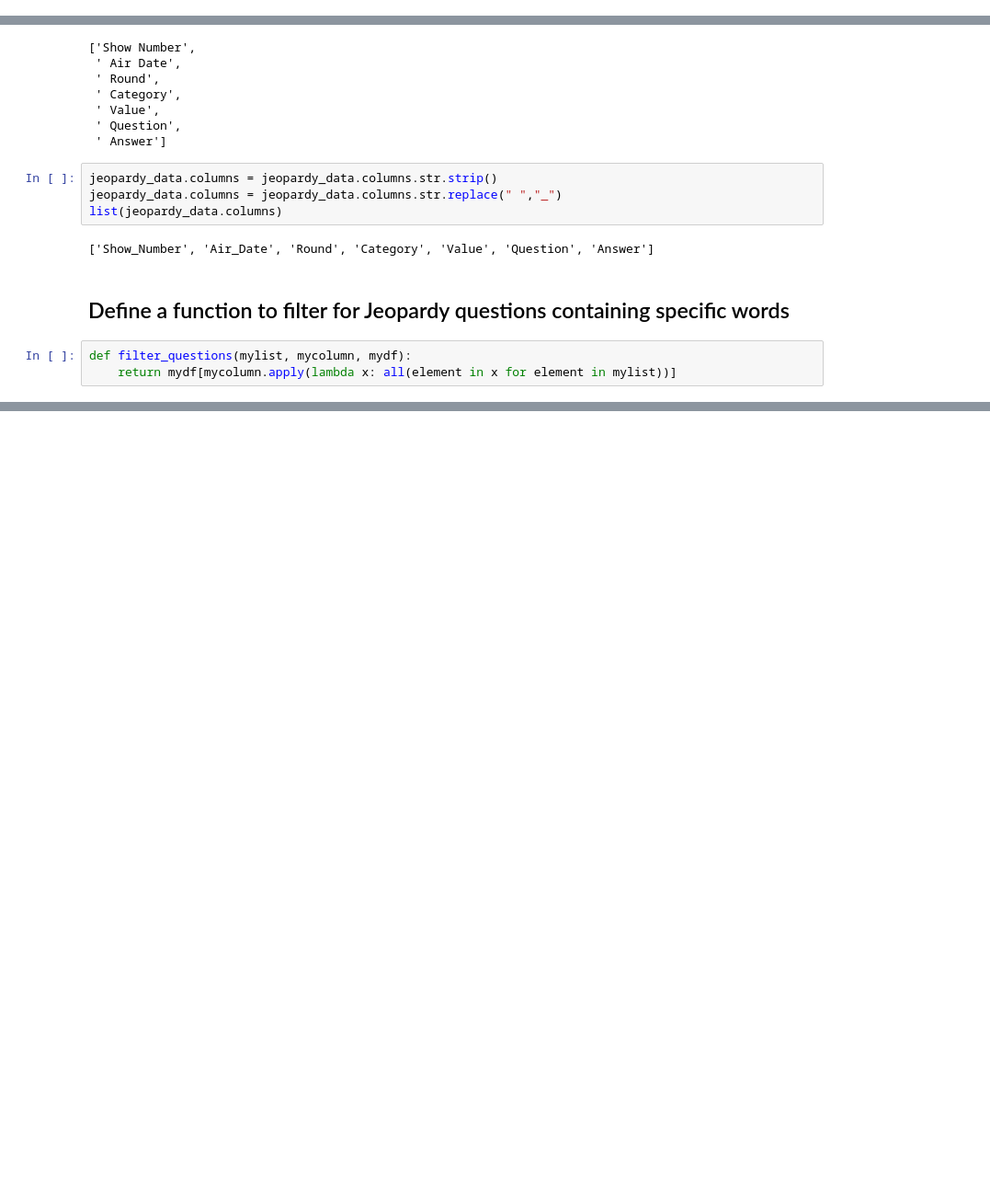
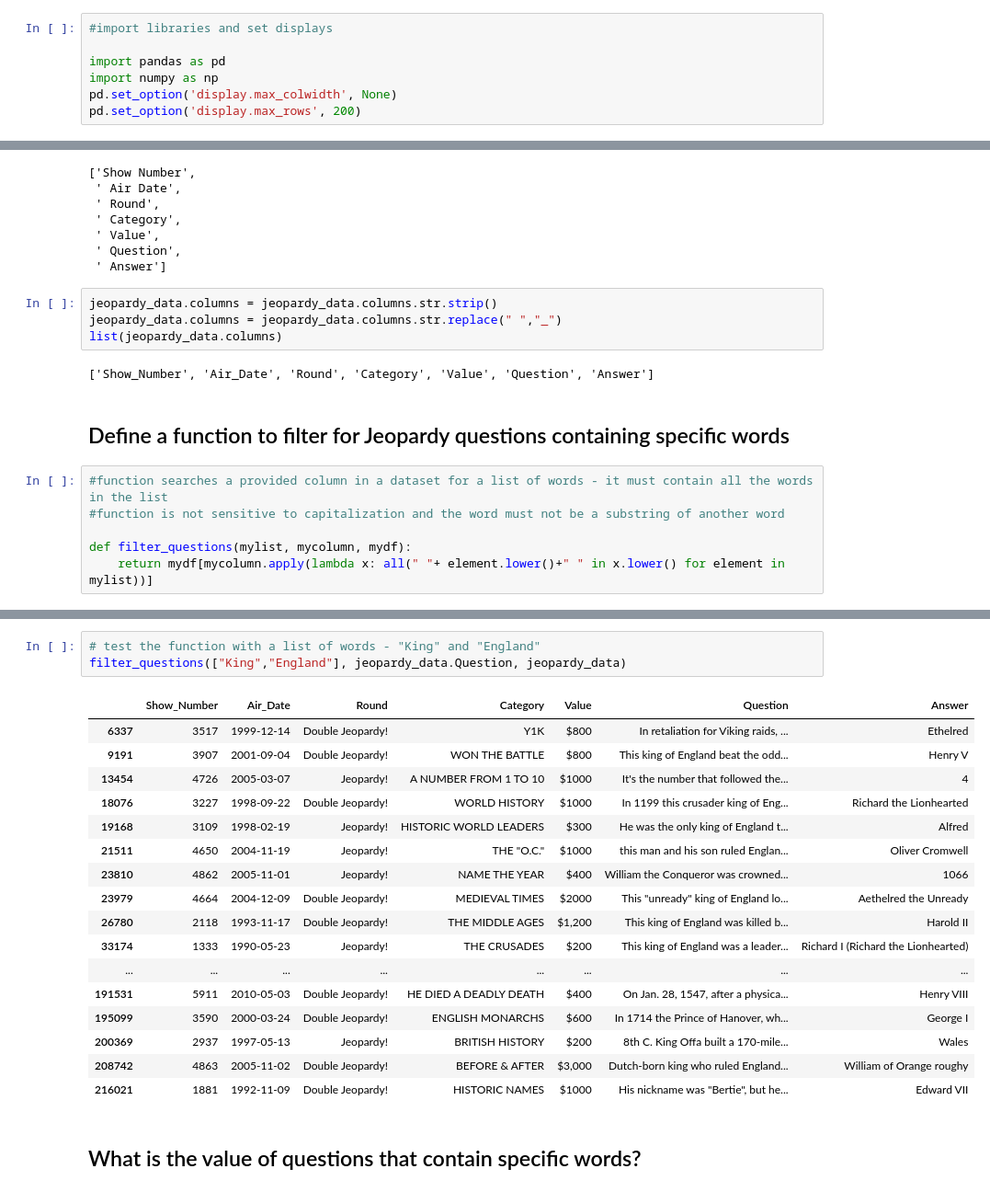
Before and after one commit to blair-chan/CodeAcademy, a Jupyter notebook: jeopardy.ipynb, the cells around one changed output, grey strips where cells are left out. Shown: that part at 92% size. Saved outputs shown, nothing was run; the diff lists cells and outputs as text; blank space fills up the shorter version.

```diff
--- a/jeopardy.ipynb
+++ b/jeopardy.ipynb
@@ -1,3 +1,10 @@
 # %% [markdown]
 ## Exploratory Data Analysis of Jeopardy
+# %%
+#import libraries and set displays
+
+import pandas as pd
+import numpy as np
+pd.set_option('display.max_colwidth', None)
+pd.set_option('display.max_rows', 200)
 # %%
@@ -36,5 +40,8 @@ list(jeopardy_data.columns)
 # %% [markdown]
 ## Define a function to filter for Jeopardy questions containing specific words
 # %%
+#function searches a provided column in a dataset for a list of words - it must contain all the words in the list
+#function is not sensitive to capitalization and the word must not be a substring of another word
+
 def filter_questions(mylist, mycolumn, mydf):
-    return mydf[mycolumn.apply(lambda x: all(element in x for element in mylist))]
+    return mydf[mycolumn.apply(lambda x: all(" "+ element.lower()+" " in x.lower() for element in mylist))]
@@ -60,0 +48,23 @@ filter_questions(fake_list, jeopardy_data.Question, jeopardy_data)
+# %%
+# test the function with a list of words - "King" and "England"
+filter_questions(["King","England"], jeopardy_data.Question, jeopardy_data)
+# %% [output]
+|  | Show_Number | Air_Date | Round | Category | Value | Question | Answer |
+| 6337 | 3517 | 1999-12-14 | Double Jeopardy! | Y1K | $800 | In retaliation for Viking raids, ... | Ethelred |
+| 9191 | 3907 | 2001-09-04 | Double Jeopardy! | WON THE BATTLE | $800 | This king of England beat the odd... | Henry V |
+| 13454 | 4726 | 2005-03-07 | Jeopardy! | A NUMBER FROM 1 TO 10 | $1000 | It's the number that followed the... | 4 |
+| 18076 | 3227 | 1998-09-22 | Double Jeopardy! | WORLD HISTORY | $1000 | In 1199 this crusader king of Eng... | Richard the Lionhearted |
+| 19168 | 3109 | 1998-02-19 | Jeopardy! | HISTORIC WORLD LEADERS | $300 | He was the only king of England t... | Alfred |
+| 21511 | 4650 | 2004-11-19 | Jeopardy! | THE "O.C." | $1000 | this man and his son ruled Englan... | Oliver Cromwell |
+| 23810 | 4862 | 2005-11-01 | Jeopardy! | NAME THE YEAR | $400 | William the Conqueror was crowned... | 1066 |
+| 23979 | 4664 | 2004-12-09 | Double Jeopardy! | MEDIEVAL TIMES | $2000 | This "unready" king of England lo... | Aethelred the Unready |
+| 26780 | 2118 | 1993-11-17 | Double Jeopardy! | THE MIDDLE AGES | $1,200 | This king of England was killed b... | Harold II |
+| 33174 | 1333 | 1990-05-23 | Jeopardy! | THE CRUSADES | $200 | This king of England was a leader... | Richard I (Richard the Lionhearted) |
+| ... | ... | ... | ... | ... | ... | ... | ... |
+| 191531 | 5911 | 2010-05-03 | Double Jeopardy! | HE DIED A DEADLY DEATH | $400 | On Jan. 28, 1547, after a physica... | Henry VIII |
+| 195099 | 3590 | 2000-03-24 | Double Jeopardy! | ENGLISH MONARCHS | $600 | In 1714 the Prince of Hanover, wh... | George I |
+| 200369 | 2937 | 1997-05-13 | Jeopardy! | BRITISH HISTORY | $200 | 8th C. King Offa built a 170-mile... | Wales |
+| 208742 | 4863 | 2005-11-02 | Double Jeopardy! | BEFORE & AFTER | $3,000 | Dutch-born king who ruled England... | William of Orange roughy |
+| 216021 | 1881 | 1992-11-09 | Double Jeopardy! | HISTORIC NAMES | $1000 | His nickname was "Bertie", but he... | Edward VII |
+# %% [markdown]
+## What is the value of questions that contain specific words?
```
Also changed, not shown: parts of 18 cells of this notebook.
